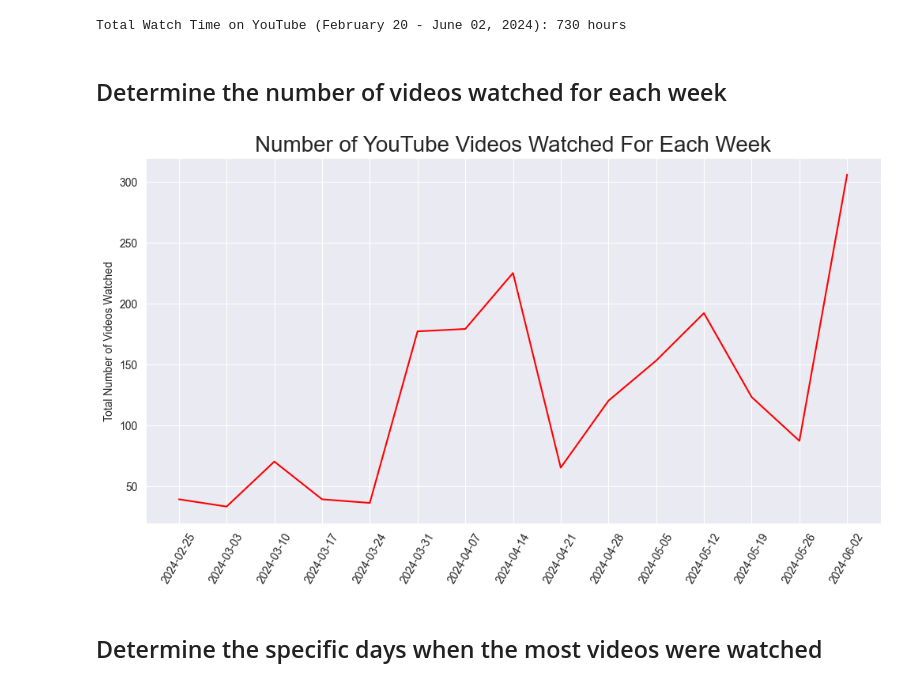
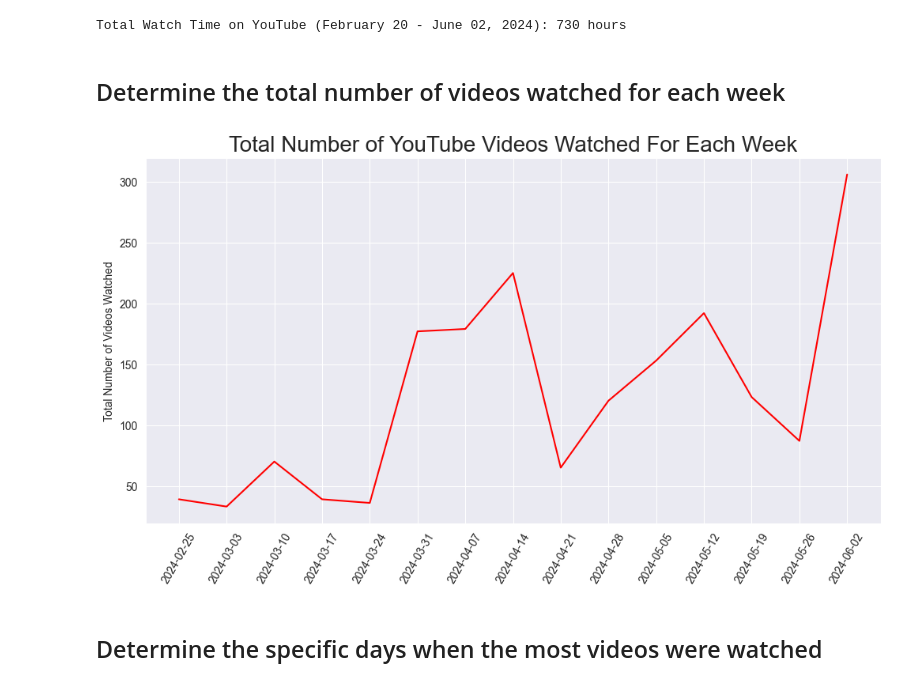
Before and after one commit to Johncarlodeveloper/YouTube-Watch-History-Data-to-CSV-file, a Jupyter notebook: analysis.ipynb, the cells around one changed output. Drawn from its saved outputs; the diff is of its cells as text; code cells hidden in the pictures.

```diff
--- a/analysis.ipynb
+++ b/analysis.ipynb
@@ -170,6 +116,4 @@ dtype: int64
 df.dropna(axis=0, thresh=len(df.columns) - 2, inplace=True)
 
 df.to_csv('youtube_data.csv', index=False)
-# %%
-df.reset_index(drop=True, inplace=True)
 # %% [markdown]
@@ -256,39 +190,39 @@ print(f"Total Watch Time on YouTube (February 20 - June 02, 2024): {round(watch_
 # %% [output]
 Total Watch Time on YouTube (February 20 - June 02, 2024): 730 hours
 # %% [markdown]
-## Determine the number of videos watched for each week
+## Determine the total number of videos watched for each week
 # %%
 # Sort from oldest to newest
 df_sorted = df.copy()
 df_sorted = df_sorted.sort_values(by='date_time')
 
 df_sorted['date_time'] = pd.to_datetime(df_sorted['date_time'])
 
 # Set the 'date_time' column as the index
 df_sorted.set_index('date_time', inplace=True)
 
 # Uncomment to not include re-watched videos
 # df_sorted = df_sorted.drop_duplicates(subset='title', keep='first')
 
 # Resample the data by week and count the occurrences
 weekly_counts = df_sorted.resample('W').size()
 
 # Reset the index to make the 'date_time' column again
 weekly_counts = weekly_counts.reset_index(name='frequency')
 
 # Display the result
 dates = weekly_counts['date_time'].astype('str')
 videos = weekly_counts['frequency']
 
 # Customize the graph to show
 plt.figure(figsize=(12, 6), facecolor='white')
-plt.title('Number of YouTube Videos Watched For Each Week', size=20)
+plt.title('Total Number of YouTube Videos Watched For Each Week', size=20)
 plt.ylabel('Total Number of Videos Watched')
 plt.xticks(rotation=60)
 plt.plot(dates, videos, color='red')
 plt.show()
 # %% [output]
-[figure, old version]
+[figure, new version]
 # %% [markdown]
 ## Determine the specific days when the most videos were watched
 # %%
```
Also changed, not shown: parts of 22 cells of this notebook, 2 other files.
